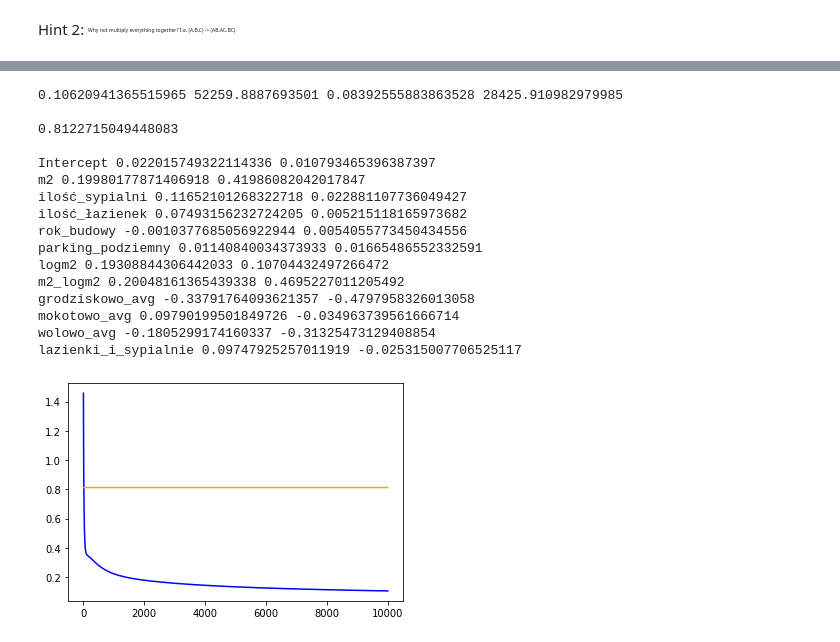
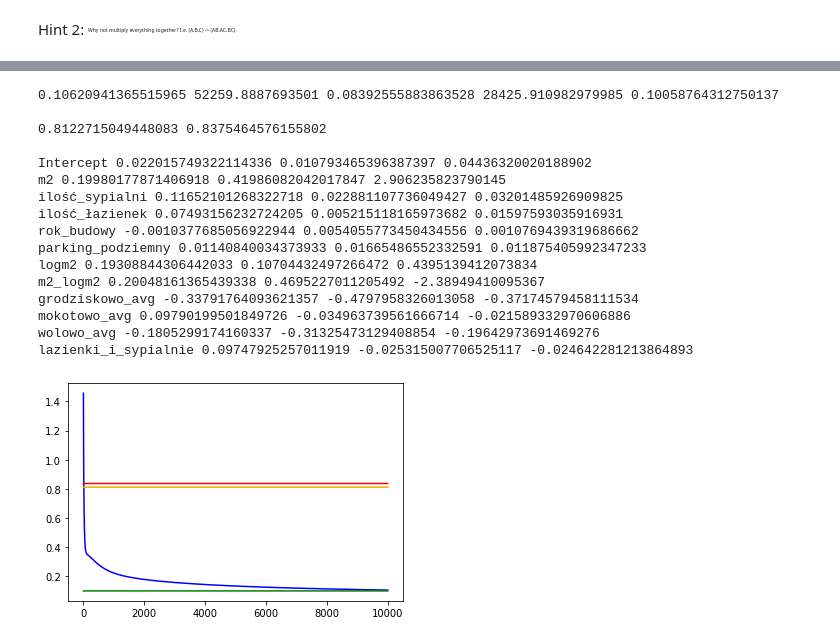
Before and after one commit to stiepan/MLCourse, a Jupyter notebook: Linear_regression_L1E2.ipynb, the cells around one changed output, grey strips where cells are left out. Drawn from its saved outputs; the diff is of its cells as text; code cells hidden in the pictures.

```diff
--- a/Linear_regression_L1E2.ipynb
+++ b/Linear_regression_L1E2.ipynb
@@ -110,7 +110,8 @@ class PrepData(object):
 
     def __init__(
         self, frame, predict, dummies=None,
-        scale=None, scale_ys=True, reference=None
+        scale=None, scale_ys=True, reference=None,
+        log_ys=False,
     ):
         if dummies is None:
             dummies = []
@@ -122,6 +123,9 @@ class PrepData(object):
         self.reference = reference
 
         self.ys_ = np.array(frame[predict])
+        if log_ys:
+          self.ys_ = np.log(1 + self.ys_)
+
         if not scale_ys:
             self.ys_min = 0.
             self.ys_max = 1.
@@ -478,12 +488,20 @@ mse_p = LRGradDesc(ms_p, mse, Gradient.get('mse'))
 mse_pr = mse_p.train(epochs, 0.2)
 # mse_pr.plot(c='orange')
 
-print(msle_pr.train_error(), msle_pr.error(mse), mse_pr.error(msle), mse_pr.error(mse), "\n")
+
+# msle optimized with explicit formula for mse (fitting linear model to log(1+yi))
+ms_d_log = PrepData(ms, 'cena', ('dzielnica',), reference={'dzielnica': 'ochotowo'}, log_ys=True)
+msle_p_exact = ExactMSEReg(ms_d_log).train()
+plt.plot([msle_p_exact.error(mse)] * epochs, color='green')
+
+print(msle_pr.train_error(), msle_pr.error(mse), mse_pr.error(msle), mse_pr.error(mse), msle_p_exact.error(mse), "\n")
 
 msle_pr_t = msle_pr.test_error(msle, ms_t)
 plt.plot([msle_pr_t] * epochs, color='orange')
-print(msle_pr_t, "\n")
+msle_p_exact_t = msle_p_exact.test_error(mse, ms_t)
+plt.plot([msle_p_exact_t] * epochs, color='red')
+print(msle_pr_t, msle_p_exact_t, "\n")
 
-for ((c, dw), (_, mw)) in zip(msle_pr.coefs(), mse_pr.coefs()):
-    print (c, dw, mw)
+for ((c, dw), (_, mw), (_, ew)) in zip(msle_pr.coefs(), mse_pr.coefs(), msle_p_exact.coefs()):
+    print (c, dw, mw, ew)
 # %% [output]
@@ -535,49 +553,56 @@ def avg_district(frame):
 
 
 def prepare_df(frame):
     frame = log_m2(frame)
     frame = avg_district(frame)
     frame = frame.assign(
         lazienki_i_sypialnie=lambda m: np.array(m['ilość_sypialni']) * np.array(m['ilość_łazienek'])
     )
     return frame
 
 ms_f = pandas.read_csv('mieszkania.csv')
 ms_f = prepare_df(ms_f)
 ms_f_p = PrepData(ms_f, 'cena', [])
 
 msle_f = LRGradDesc(ms_f_p, msle, Gradient.get('msle'))
 msle_fr = msle_f.train(epochs, 0.005, ws=[0.] * ms_f_p.m)
 msle_fr.plot(color='blue')
 
 mse_f = LRGradDesc(ms_f_p, mse, Gradient.get('mse'))
 mse_fr = mse_f.train(epochs, 0.3)
 
-print(msle_fr.train_error(), msle_fr.error(mse), mse_fr.error(msle), mse_fr.error(mse), "\n")
+# msle optimized with explicit formula for mse (fitting linear model to log(1+yi))
+ms_f_log = PrepData(ms_f, 'cena', [], log_ys=True)
+msle_f_exact = ExactMSEReg(ms_f_log).train()
+plt.plot([msle_f_exact.error(mse)] * epochs, color='green')
+
+print(msle_fr.train_error(), msle_fr.error(mse), mse_fr.error(msle), mse_fr.error(mse), msle_f_exact.error(mse), "\n")
 
 ms_f_t = pandas.read_csv('mieszkania_test.csv')
 ms_f_t = prepare_df(ms_f_t)
 msle_fr_t = msle_fr.test_error(msle, ms_f_t)
 plt.plot([msle_fr_t] * epochs, color='orange')
-print(msle_fr_t, "\n")
+msle_f_exact_t = msle_f_exact.test_error(mse, ms_f_t)
+plt.plot([msle_f_exact_t] * epochs, color='red')
+print(msle_fr_t, msle_f_exact_t, "\n")
 
-for ((c, dw), (_, mw)) in zip(msle_fr.coefs(), mse_fr.coefs()):
-    print (c, dw, mw)
+for ((c, dw), (_, mw), (_, ew)) in zip(msle_fr.coefs(), mse_fr.coefs(), msle_f_exact.coefs()):
+    print (c, dw, mw, ew)
 # %% [output]
-0.10620941365515965 52259.8887693501 0.08392555883863528 28425.910982979985
+0.10620941365515965 52259.8887693501 0.08392555883863528 28425.910982979985 0.10058764312750137
 
-0.8122715049448083
+0.8122715049448083 0.8375464576155802
 
-Intercept 0.022015749322114336 0.010793465396387397
-m2 0.19980177871406918 0.41986082042017847
-ilość_sypialni 0.11652101268322718 0.022881107736049427
-ilość_łazienek 0.07493156232724205 0.005215118165973682
-rok_budowy -0.0010377685056922944 0.0054055773450434556
-parking_podziemny 0.01140840034373933 0.01665486552332591
-logm2 0.19308844306442033 0.10704432497266472
-m2_logm2 0.20048161365439338 0.4695227011205492
-grodziskowo_avg -0.33791764093621357 -0.4797958326013058
-mokotowo_avg 0.09790199501849726 -0.034963739561666714
-wolowo_avg -0.1805299174160337 -0.31325473129408854
-lazienki_i_sypialnie 0.09747925257011919 -0.025315007706525117
+Intercept 0.022015749322114336 0.010793465396387397 0.04436320020188902
+m2 0.19980177871406918 0.41986082042017847 2.906235823790145
+ilość_sypialni 0.11652101268322718 0.022881107736049427 0.03201485926909825
+ilość_łazienek 0.07493156232724205 0.005215118165973682 0.01597593035916931
+rok_budowy -0.0010377685056922944 0.0054055773450434556 0.0010769439319686662
+parking_podziemny 0.01140840034373933 0.01665486552332591 0.011875405992347233
+logm2 0.19308844306442033 0.10704432497266472 0.4395139412073834
+m2_logm2 0.20048161365439338 0.4695227011205492 -2.38949410095367
+grodziskowo_avg -0.33791764093621357 -0.4797958326013058 -0.37174579458111534
+mokotowo_avg 0.09790199501849726 -0.034963739561666714 -0.021589332970606886
+wolowo_avg -0.1805299174160337 -0.31325473129408854 -0.19642973691469276
+lazienki_i_sypialnie 0.09747925257011919 -0.025315007706525117 -0.024642281213864893
-[figure, old version]
+[figure, new version]
```
Also changed, not shown: parts of 5 cells of this notebook.
